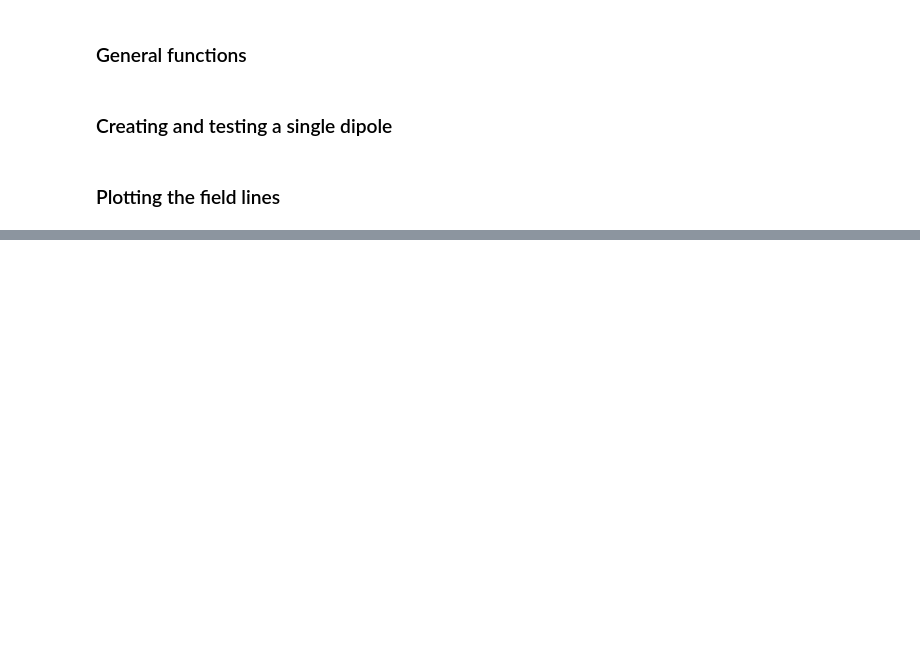
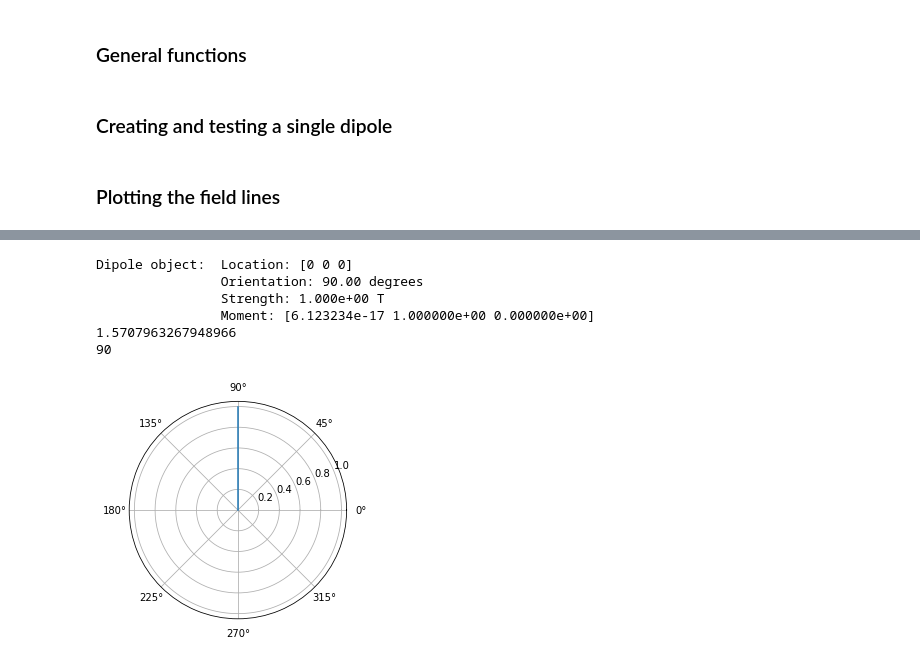
Before and after one commit to AJO-Python/Muon_magnets, a Jupyter notebook: solenoid_grid.ipynb, the cells around one changed output, grey strips where cells are left out. Drawn from its saved outputs; the diff is of its cells as text; code cells hidden in the pictures; blank space fills up the shorter version.

```diff
--- a/solenoid_grid.ipynb
+++ b/solenoid_grid.ipynb
@@ -166,0 +158,16 @@ plt.show()
+# %%
+dip_t = Dipole(orientation=90, strength=1, location=[0, 0, 0])
+plt.figure()
+plt.polar([0, dip_t.orientation_r], [0, dip_t.strength])
+#plt.polar(1, 1)
+print(dip_t)
+print(dip_t.orientation_r)
+print(dip_t.orientation_d)
+# %% [output]
+Dipole object:  Location: [0 0 0]
+                Orientation: 90.00 degrees
+                Strength: 1.000e+00 T
+                Moment: [6.123234e-17 1.000000e+00 0.000000e+00]
+1.5707963267948966
+90
+[figure, added]
```
Also changed, not shown: parts of 5 cells of this notebook.
